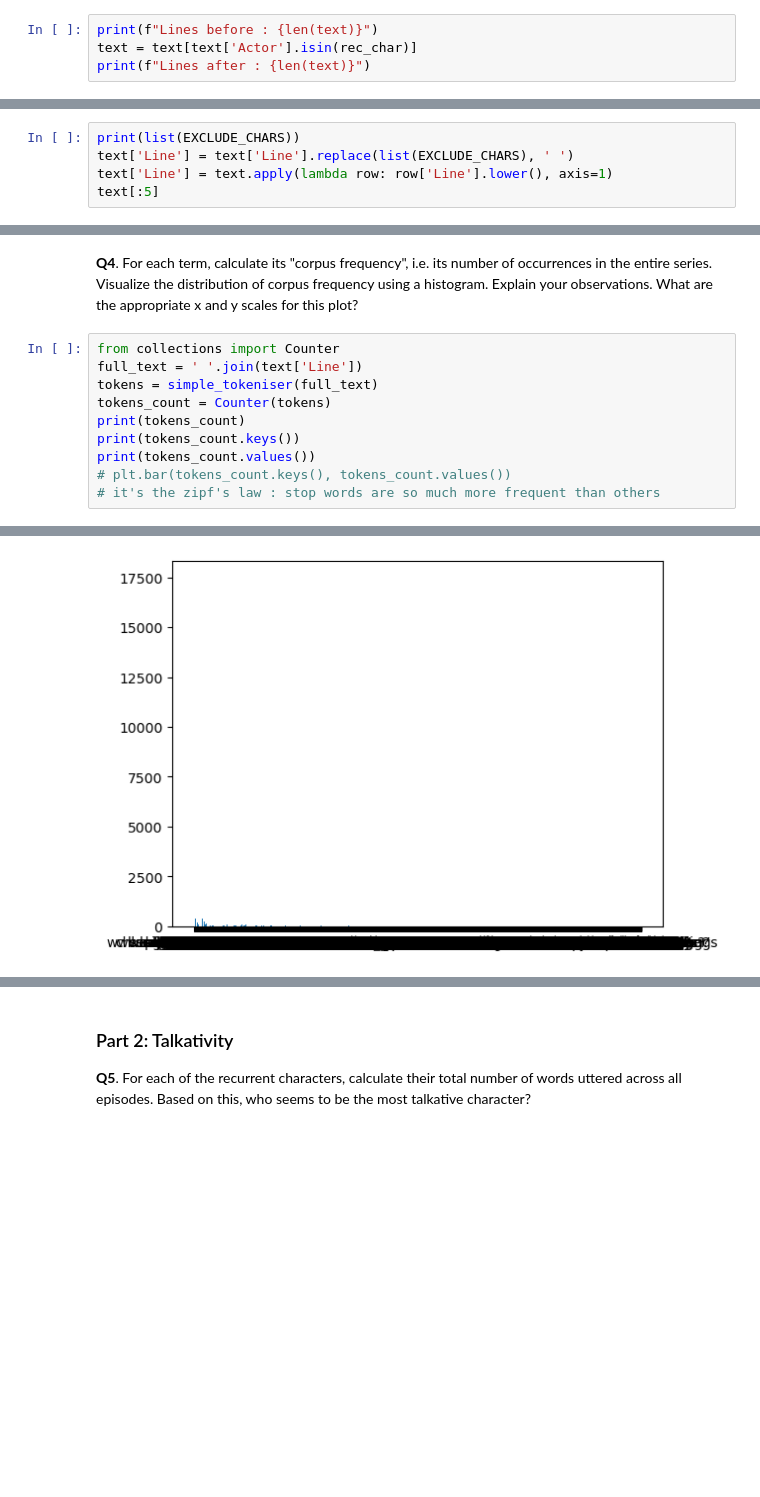
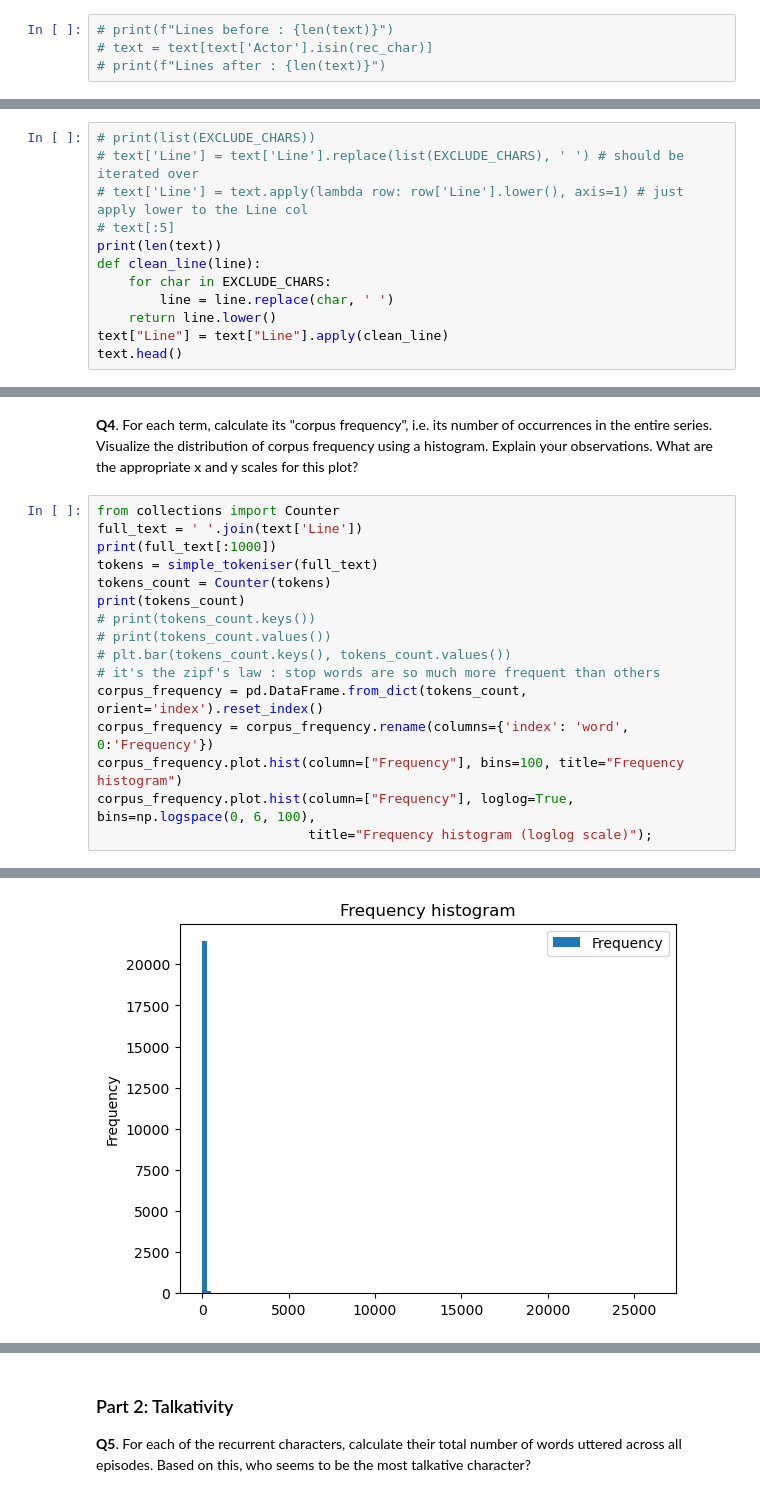
Before and after one commit to phellich/ada2023, a Jupyter notebook: Exercises/09 - Handing text/Handling_text_exercise_2.ipynb, the cells around one changed output, grey strips where cells are left out. Saved outputs shown, nothing was run; the diff lists cells and outputs as text; blank space fills up the shorter version.

```diff
--- a/Exercises/09 - Handing text/Handling_text_exercise_2.ipynb
+++ b/Exercises/09 - Handing text/Handling_text_exercise_2.ipynb
@@ -92,4 +88,4 @@ print(rec_char)
 # %%
-print(f"Lines before : {len(text)}")
-text = text[text['Actor'].isin(rec_char)]
-print(f"Lines after : {len(text)}")
+# print(f"Lines before : {len(text)}")
+# text = text[text['Actor'].isin(rec_char)]
+# print(f"Lines after : {len(text)}")
@@ -103,8 +96,15 @@ Lines after : 48346
 
 **Q3**. From each dialogue line, replace punctuation marks (listed in the EXCLUDE_CHARS variable provided in `helpers/helper_functions.py`) with whitespaces, and lowercase all the text. **Do not remove any stopwords, leave them be for all the questions in this task.**
 # %%
-print(list(EXCLUDE_CHARS))
-text['Line'] = text['Line'].replace(list(EXCLUDE_CHARS), ' ')
-text['Line'] = text.apply(lambda row: row['Line'].lower(), axis=1)
-text[:5]
+# print(list(EXCLUDE_CHARS))
+# text['Line'] = text['Line'].replace(list(EXCLUDE_CHARS), ' ') # should be iterated over
+# text['Line'] = text.apply(lambda row: row['Line'].lower(), axis=1) # just apply lower to the Line col
+# text[:5]
+print(len(text))
+def clean_line(line):
+    for char in EXCLUDE_CHARS:
+        line = line.replace(char, ' ')
+    return line.lower()
+text["Line"] = text["Line"].apply(clean_line)
+text.head()
 # %% [output]
@@ -120,11 +120,17 @@ text[:5]
 # %%
 from collections import Counter
 full_text = ' '.join(text['Line'])
+print(full_text[:1000])
 tokens = simple_tokeniser(full_text)
 tokens_count = Counter(tokens)
 print(tokens_count)
-print(tokens_count.keys())
-print(tokens_count.values())
+# print(tokens_count.keys())
+# print(tokens_count.values())
 # plt.bar(tokens_count.keys(), tokens_count.values())
 # it's the zipf's law : stop words are so much more frequent than others
+corpus_frequency = pd.DataFrame.from_dict(tokens_count, orient='index').reset_index()
+corpus_frequency = corpus_frequency.rename(columns={'index': 'word', 0:'Frequency'})
+corpus_frequency.plot.hist(column=["Frequency"], bins=100, title="Frequency histogram")
+corpus_frequency.plot.hist(column=["Frequency"], loglog=True, bins=np.logspace(0, 6, 100),
+                           title="Frequency histogram (loglog scale)");
 # %% [output]
@@ -133 +139 @@ Counter({'i': 17447, 'you': 16580, 'the': 15029, 'to': 14010, 'a': 13373, 'and':
-[figure, old version]
+[figure, new version]
```
Also changed, not shown: parts of 13 cells of this notebook, 1 other file.
